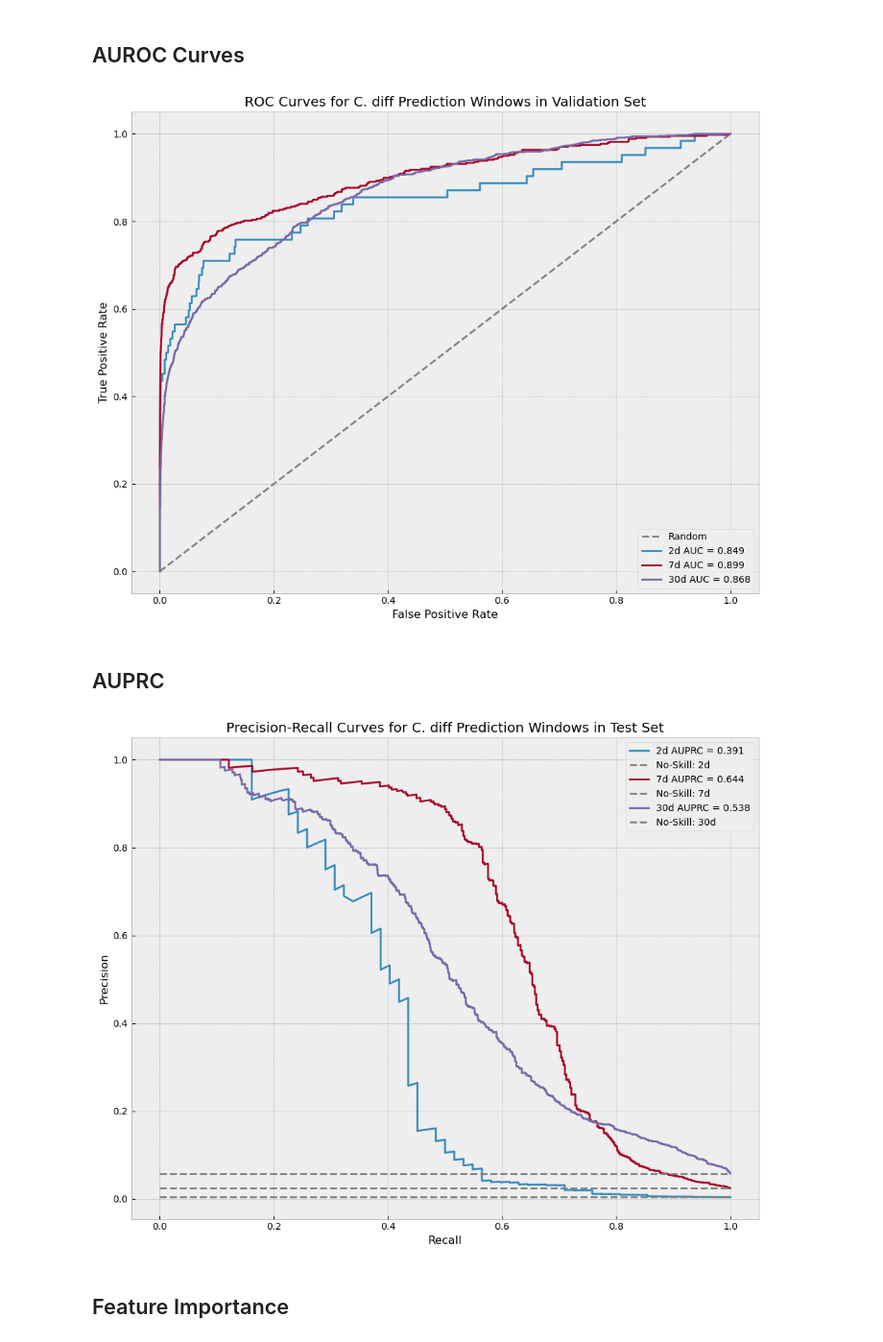
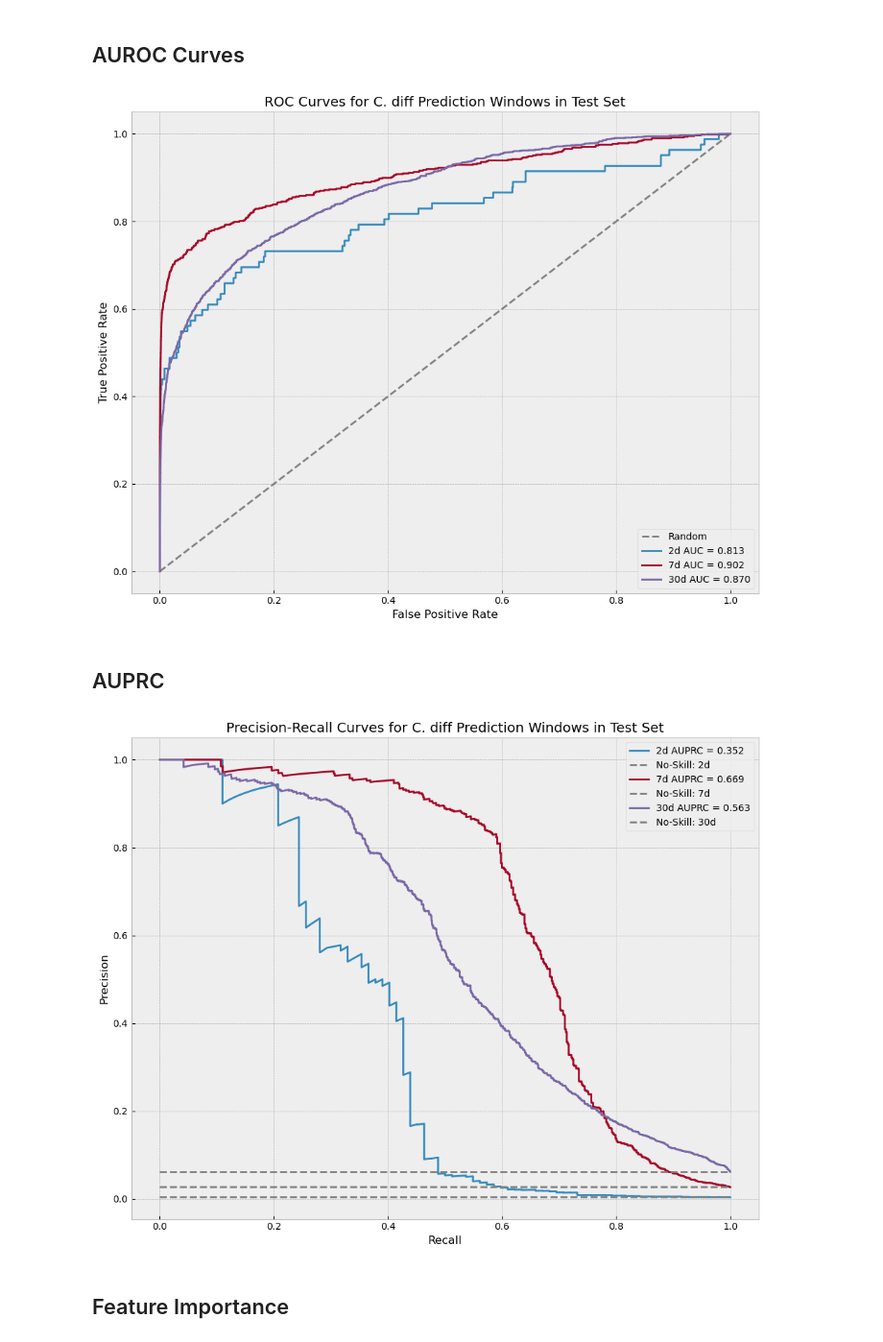
Before and after one commit to aszatrowski/predicting-cdiff, a Jupyter notebook: plot_customization.ipynb, the cells around one changed output. Shown at 96% size. Saved outputs shown, nothing was run; the diff lists cells and outputs as text; code cells hidden in the pictures.

```diff
--- a/plot_customization.ipynb
+++ b/plot_customization.ipynb
@@ -24,0 +21,8 @@ Name: count, dtype: int64
+# %%
+test_data = pd.read_csv("training_data_imputed_simple_TEST.csv.gz")
+
+X_test = test_data.drop([
+    'cdiff_2d_flag', 'cdiff_7d_flag', 'cdiff_30d_flag', 'cdiff_survival_flag', 'survival_time', 'cdiff_label_icd9_2d', 'cdiff_label_elisa_2d', 'cdiff_label_icd9_30d', 'cdiff_label_icd9_7d', 'cdiff_label_elisa_30d', 'cdiff_label_elisa_7d'], axis=1)
+y_test_30 = test_data['cdiff_30d_flag']
+
+y_test_30.value_counts()
@@ -32,52 +41,51 @@ plt.plot([0, 1], [0, 1], linestyle='--', color='gray', label="Random")
 for window in windows:
     xgb_model = xgb.XGBClassifier()
     xgb_model.load_model(f'{window}_best_model.json')
-    y_true = val_df[f'cdiff_{window}_flag']
+    y_true = test_data[f'cdiff_{window}_flag']
 
-    y_val_pred = xgb_model.predict(X_val)
-    y_val_prob = xgb_model.predict_proba(X_val)[:, 1]
+    y_test_pred = xgb_model.predict(X_test)
+    y_test_prob = xgb_model.predict_proba(X_test)[:, 1]
 
-    fpr, tpr, thresholds = roc_curve(y_true, y_val_prob)
-    auc_score = roc_auc_score(y_true, y_val_prob)
+    fpr, tpr, thresholds = roc_curve(y_true, y_test_prob)
+    auc_score = roc_auc_score(y_true, y_test_prob)
 
     plt.step(fpr, tpr, label=f"{window} AUC = {auc_score:.3f}")
     plt.xlabel("False Positive Rate")
     plt.ylabel("True Positive Rate")
-    plt.title(f"ROC Curves for C. diff Prediction Windows in Validation Set")
+    plt.title(f"ROC Curves for C. diff Prediction Windows in Test Set")
     plt.legend(loc="lower right")
     plt.tight_layout()
 plt.show()
 # %% [output]
-[figure, old version]
+[figure, new version]
 # %% [markdown]
 ## AUPRC
 # %%
 windows = ['2d', '7d', '30d']
 plt.figure(figsize=(10, 8))
 plt.style.use('bmh')
 for window in windows:
     xgb_model = xgb.XGBClassifier()
     xgb_model.load_model(f'{window}_best_model.json')
-    y_true = val_df[f'cdiff_{window}_flag']
+    y_true = test_data[f'cdiff_{window}_flag']
 
-    y_val_pred = xgb_model.predict(X_val)
-    y_val_prob = xgb_model.predict_proba(X_val)[:, 1]
+    y_test_pred = xgb_model.predict(X_test)
+    y_test_prob = xgb_model.predict_proba(X_test)[:, 1]
 
-
-    precision, recall, thresholds = precision_recall_curve(y_true, y_val_prob)
-    auprc_score = average_precision_score(y_true, y_val_prob)
+    precision, recall, thresholds = precision_recall_curve(y_true, y_test_prob)
+    auprc_score = average_precision_score(y_true, y_test_prob)
 
     case_rate = y_true.sum() / len(y_true)
 
     plt.plot(recall, precision, label=f"{window} AUPRC = {auprc_score:.3f}")
     plt.plot([0, 1], [case_rate, case_rate], linestyle='--', color='gray', label=f"No-Skill: {window}")
     plt.xlabel("Recall")
     plt.ylabel("Precision")
     plt.title(f"Precision-Recall Curves for C. diff Prediction Windows in Test Set")
     plt.legend(loc="upper right")
     plt.tight_layout()
 plt.show()
 # %% [output]
-[figure, old version]
+[figure, new version]
 # %% [markdown]
 ## Feature Importance
```
Also changed, not shown: parts of 9 cells of this notebook, 1 other file.
